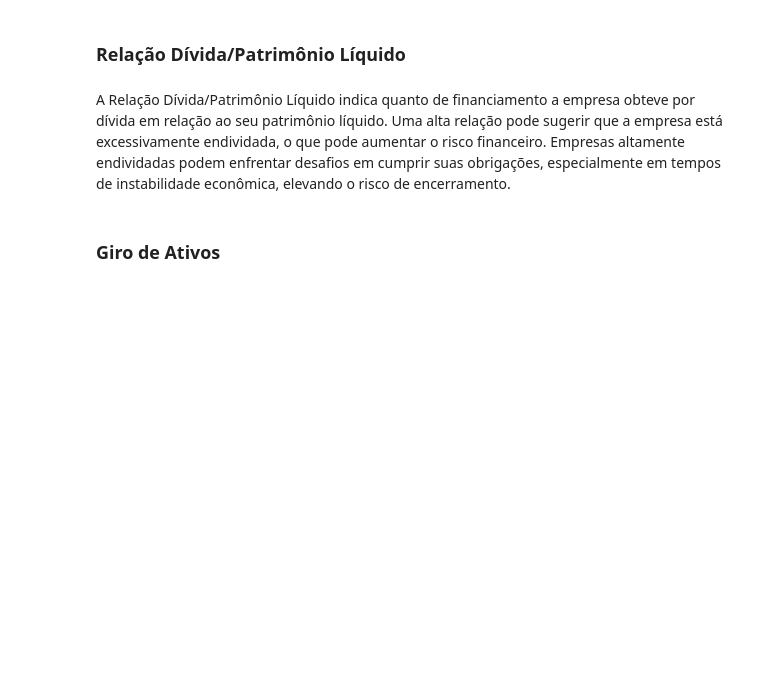
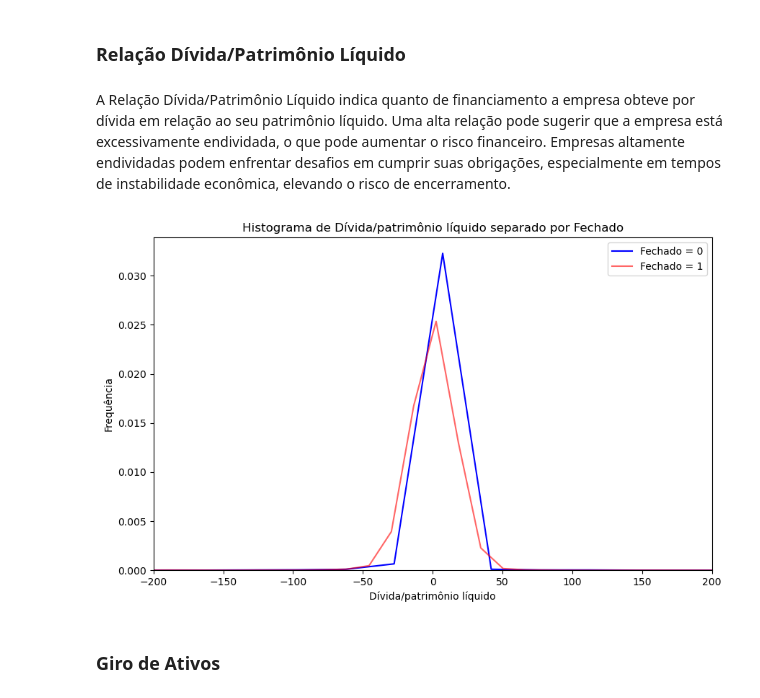
Before and after one commit to caio-a-garcia/PADS_Atividade_Integradora, a Jupyter notebook: Tratamento_de_dados.ipynb, the cells around one changed output. Saved outputs shown, nothing was run; the diff lists cells and outputs as text; code cells hidden in the pictures; blank space fills up the shorter version.

```diff
--- a/Tratamento_de_dados.ipynb
+++ b/Tratamento_de_dados.ipynb
@@ -572,19 +805,21 @@ A Relação Dívida/Patrimônio Líquido indica quanto de financiamento a empres
 # %%
 # Criando histogramas sobrepostos para comparar a variável Dívida/patrimônio líquido para os valores de fechado 0 e 1
 plt.figure(figsize=(10, 6))
 
 sns.kdeplot(data_2012["debt_equity_ratio"][data_2012['fechado'] == 0], color='blue', label='Fechado = 0')
 sns.kdeplot(data_2012["debt_equity_ratio"][data_2012['fechado'] == 1], color='red', label='Fechado = 1', alpha=0.6)
 
 # Definindo o título, os labels dos eixos e a legenda
 plt.title('Histograma de Dívida/patrimônio líquido separado por Fechado')
 plt.xlabel('Dívida/patrimônio líquido')
 plt.ylabel('Frequência')
 plt.legend()
-plt.xlim(-500, 500)  # Definindo o limite para o eixo x
+plt.xlim(-200, 200)  # Definindo o limite para o eixo x
 
 # Mostrando o gráfico
 plt.show()
+# %% [output]
+[figure, added]
 # %% [markdown]
 ### Giro de Ativos
 # %% [markdown]
```
Also changed, not shown: parts of 61 cells of this notebook.
